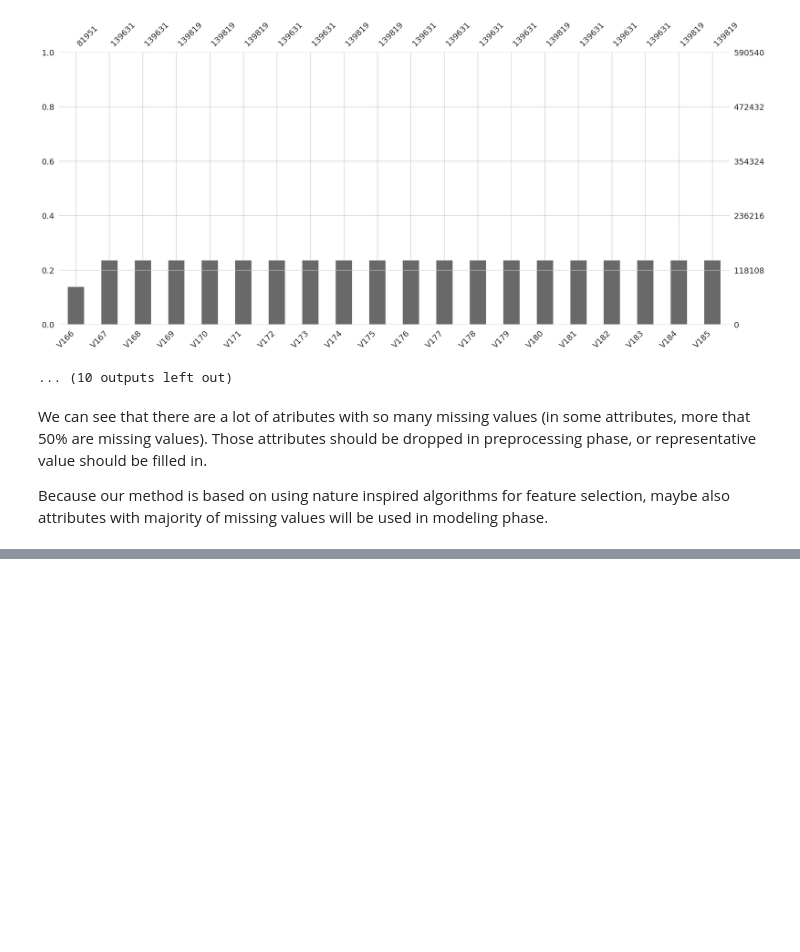
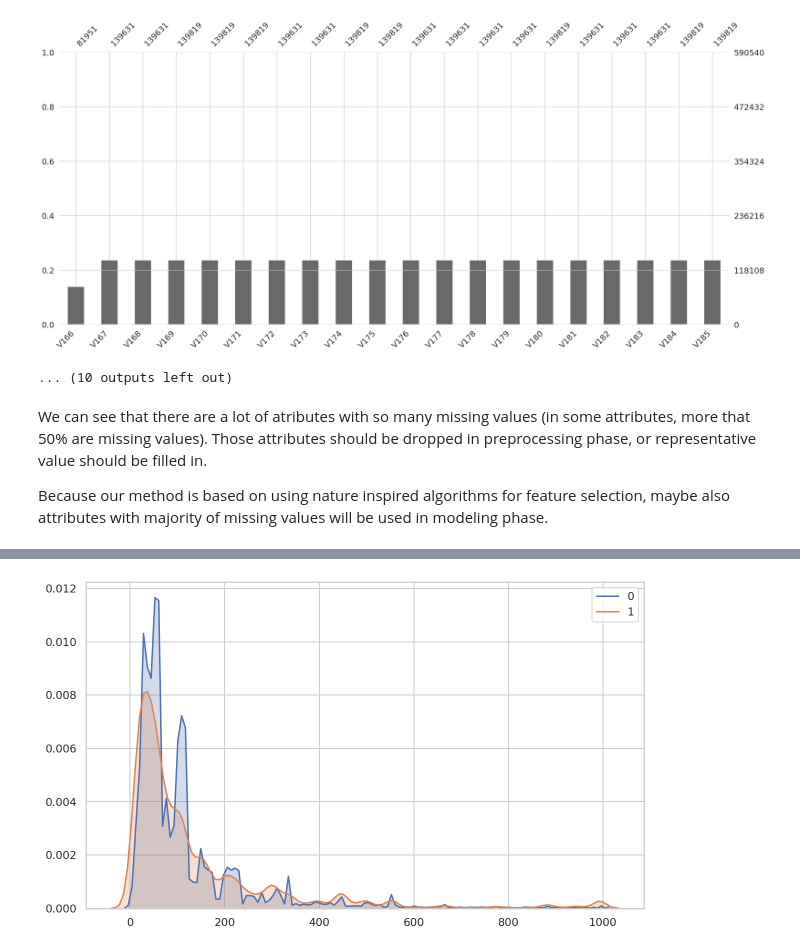
Before and after one commit to pmacinec/transactions-fraud-detection, a Jupyter notebook: notebooks/1_data_analysis.ipynb, the cells around one changed output, grey strips where cells are left out. Cells and saved outputs as stored; diff of their text form; code cells hidden in the pictures; blank space fills up the shorter version.

```diff
--- a/notebooks/1_data_analysis.ipynb
+++ b/notebooks/1_data_analysis.ipynb
@@ -159,0 +239,4 @@ Because our method is based on using nature inspired algorithms for feature sele
+# %%
+kdeplot_per_classes(df[df.TransactionAmt < 1000], 'TransactionAmt', 'isFraud')
+# %% [output]
+[figure, added]
```
Also changed, not shown: parts of 73 cells of this notebook.
